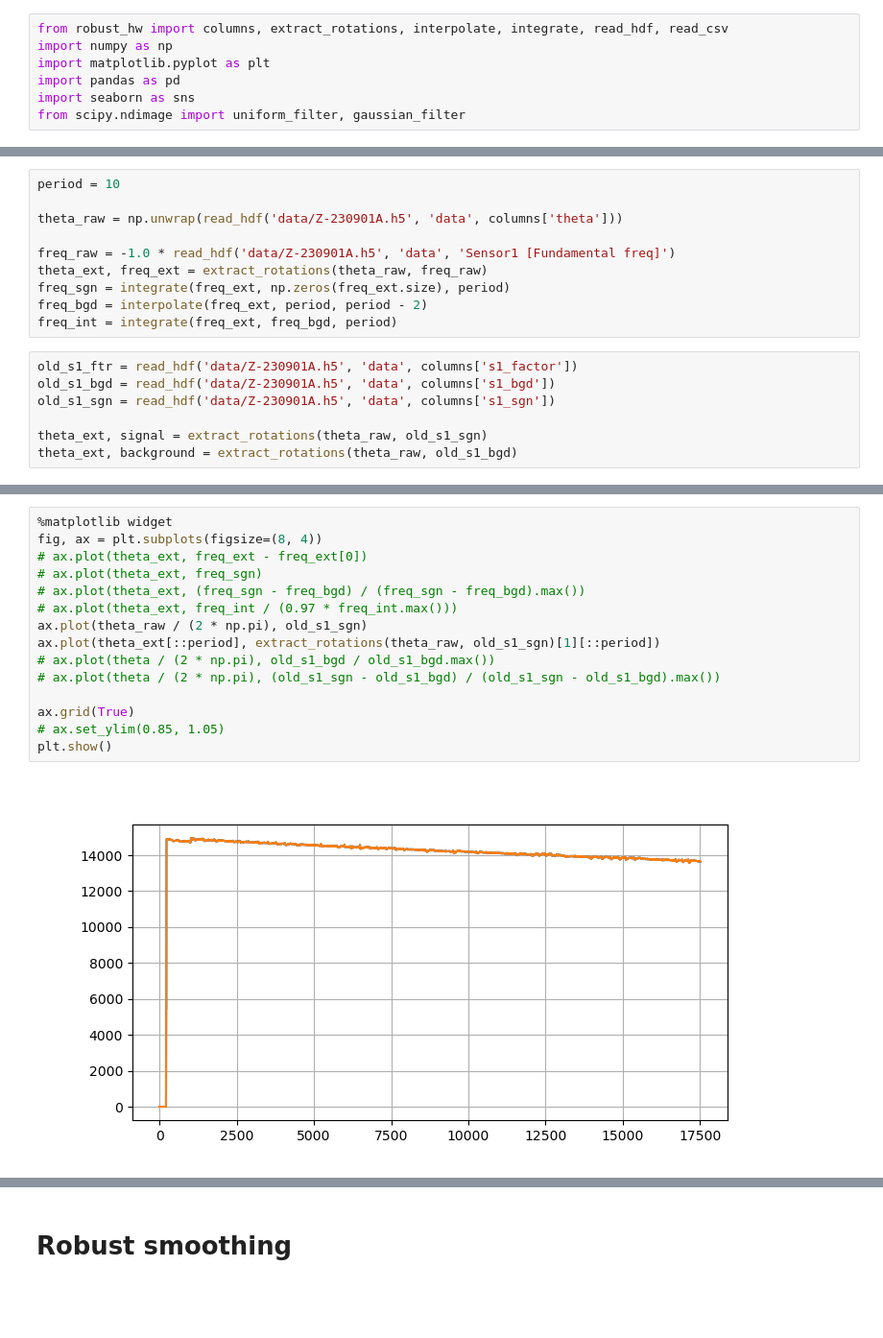
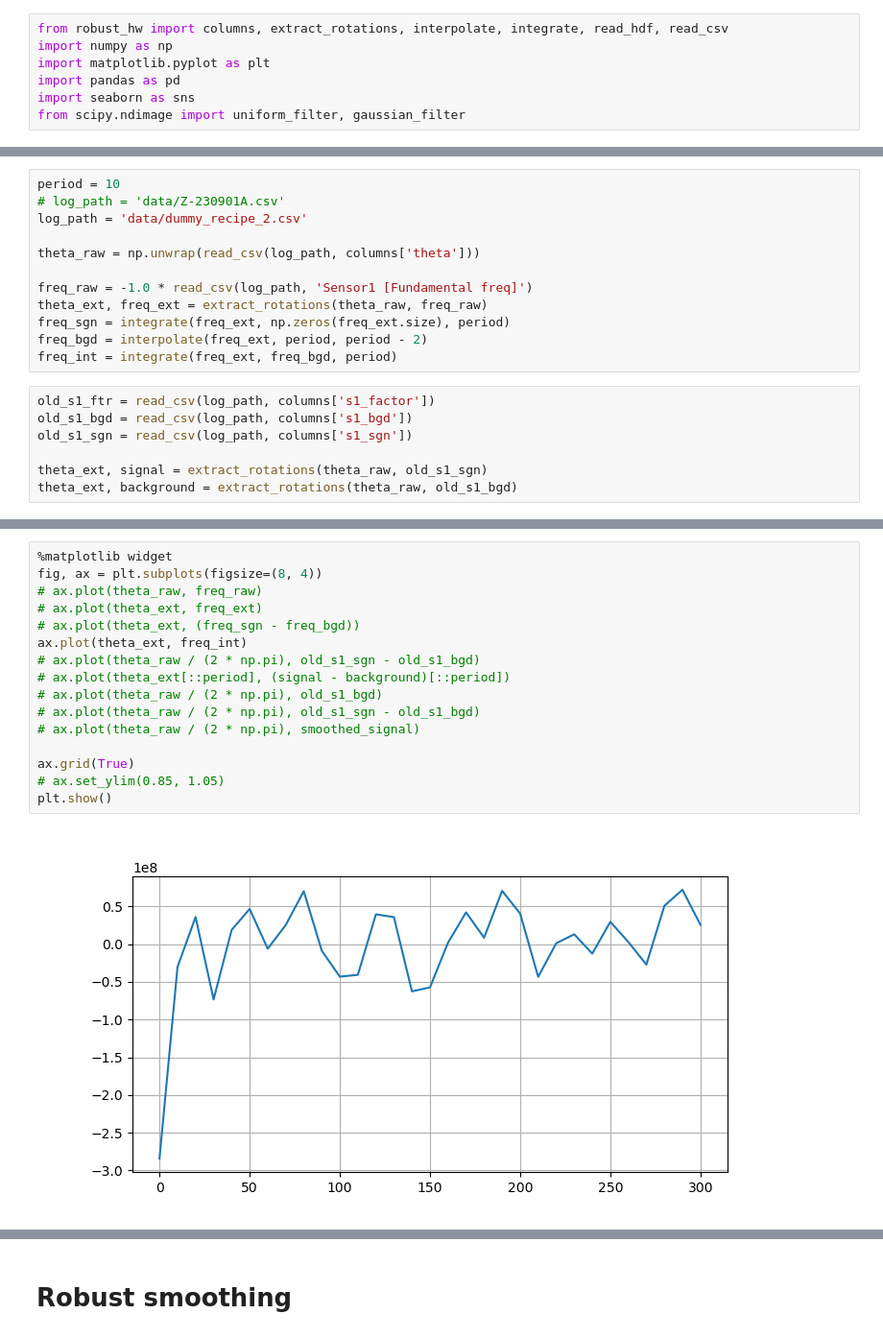
Before and after one commit to simply-nicky/robust_hw, a Jupyter notebook: dev_stats.ipynb, the cells around one changed output, grey strips where cells are left out. Shown at 96% size. Drawn from its saved outputs; the diff is of its cells as text; blank space fills up the shorter version.

```diff
--- a/dev_stats.ipynb
+++ b/dev_stats.ipynb
@@ -8,17 +28,19 @@ from scipy.ndimage import uniform_filter, gaussian_filter
 # %%
 period = 10
+# log_path = 'data/Z-230901A.csv'
+log_path = 'data/dummy_recipe_2.csv'
 
-theta_raw = np.unwrap(read_hdf('data/Z-230901A.h5', 'data', columns['theta']))
+theta_raw = np.unwrap(read_csv(log_path, columns['theta']))
 
-freq_raw = -1.0 * read_hdf('data/Z-230901A.h5', 'data', 'Sensor1 [Fundamental freq]')
+freq_raw = -1.0 * read_csv(log_path, 'Sensor1 [Fundamental freq]')
 theta_ext, freq_ext = extract_rotations(theta_raw, freq_raw)
 freq_sgn = integrate(freq_ext, np.zeros(freq_ext.size), period)
 freq_bgd = interpolate(freq_ext, period, period - 2)
 freq_int = integrate(freq_ext, freq_bgd, period)
 # %%
-old_s1_ftr = read_hdf('data/Z-230901A.h5', 'data', columns['s1_factor'])
-old_s1_bgd = read_hdf('data/Z-230901A.h5', 'data', columns['s1_bgd'])
-old_s1_sgn = read_hdf('data/Z-230901A.h5', 'data', columns['s1_sgn'])
+old_s1_ftr = read_csv(log_path, columns['s1_factor'])
+old_s1_bgd = read_csv(log_path, columns['s1_bgd'])
+old_s1_sgn = read_csv(log_path, columns['s1_sgn'])
 
 theta_ext, signal = extract_rotations(theta_raw, old_s1_sgn)
 theta_ext, background = extract_rotations(theta_raw, old_s1_bgd)
@@ -25,20 +50,21 @@ theta_ext, background = extract_rotations(theta_raw, old_s1_bgd)
 # %%
 %matplotlib widget
 fig, ax = plt.subplots(figsize=(8, 4))
-# ax.plot(theta_ext, freq_ext - freq_ext[0])
-# ax.plot(theta_ext, freq_sgn)
-# ax.plot(theta_ext, (freq_sgn - freq_bgd) / (freq_sgn - freq_bgd).max())
-# ax.plot(theta_ext, freq_int / (0.97 * freq_int.max()))
-ax.plot(theta_raw / (2 * np.pi), old_s1_sgn)
-ax.plot(theta_ext[::period], extract_rotations(theta_raw, old_s1_sgn)[1][::period])
-# ax.plot(theta / (2 * np.pi), old_s1_bgd / old_s1_bgd.max())
-# ax.plot(theta / (2 * np.pi), (old_s1_sgn - old_s1_bgd) / (old_s1_sgn - old_s1_bgd).max())
+# ax.plot(theta_raw, freq_raw)
+# ax.plot(theta_ext, freq_ext)
+# ax.plot(theta_ext, (freq_sgn - freq_bgd))
+ax.plot(theta_ext, freq_int)
+# ax.plot(theta_raw / (2 * np.pi), old_s1_sgn - old_s1_bgd)
+# ax.plot(theta_ext[::period], (signal - background)[::period])
+# ax.plot(theta_raw / (2 * np.pi), old_s1_bgd)
+# ax.plot(theta_raw / (2 * np.pi), old_s1_sgn - old_s1_bgd)
+# ax.plot(theta_raw / (2 * np.pi), smoothed_signal)
 
 ax.grid(True)
 # ax.set_ylim(0.85, 1.05)
 plt.show()
 # %% [output]
-[figure, old version]
+[figure, new version]
 # %%
 %matplotlib widget
 fig, ax = plt.subplots(figsize=(8, 4))
```
Also changed, not shown: parts of 5 cells of this notebook, 2 other files.
